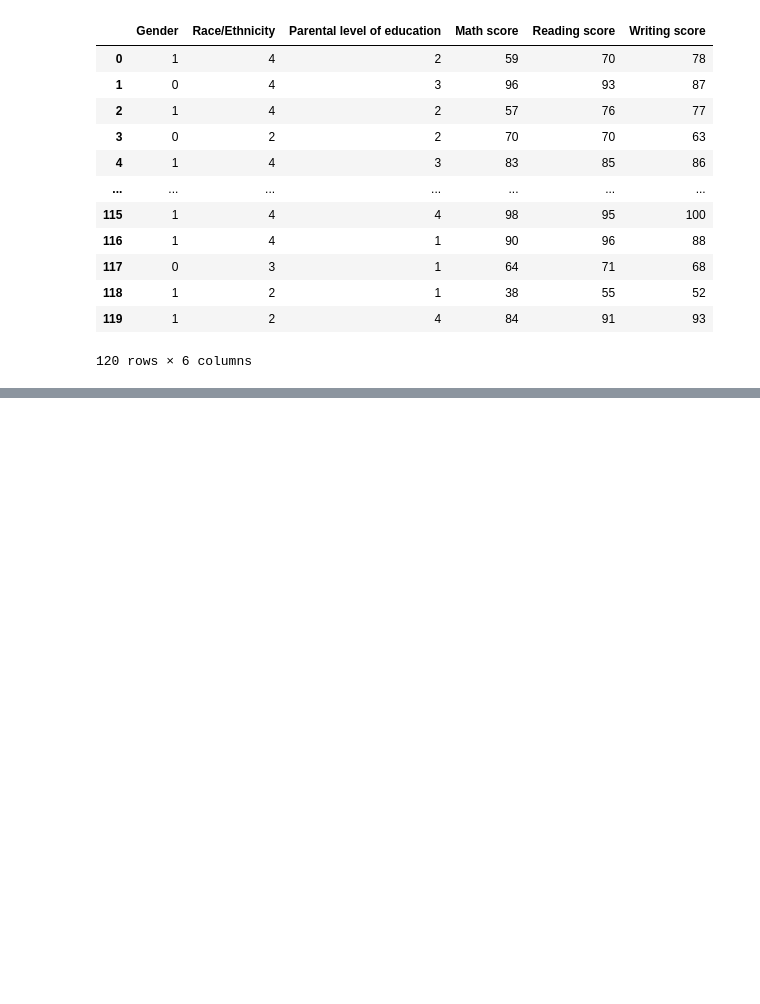
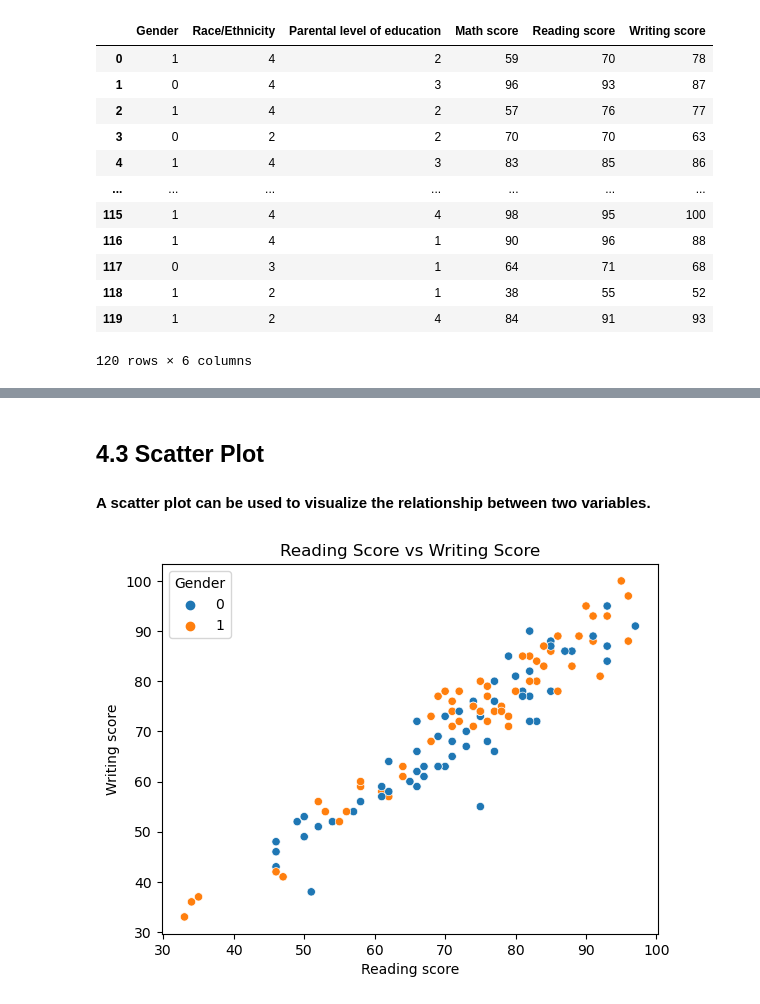
Before and after one commit to Buhle107/217076335_Assignment-3, a Jupyter notebook: Assignment 3.ipynb, the cells around one changed output, grey strips where cells are left out. Saved outputs shown, nothing was run; the diff lists cells and outputs as text; code cells hidden in the pictures; blank space fills up the shorter version.

```diff
--- a/Assignment 3.ipynb
+++ b/Assignment 3.ipynb
@@ -59,0 +446,9 @@ exams_df
+# %% [markdown]
+## 4.3 Scatter Plot
+#### A scatter plot can be used to visualize the relationship between two variables.
+# %%
+sns.scatterplot(x="Reading score", y="Writing score", hue="Gender", data=exams_dfClean)
+plt.title("Reading Score vs Writing Score")
+plt.show()
+# %% [output]
+[figure, added]
```
Also changed, not shown: parts of 75 cells of this notebook, 2 other files.
